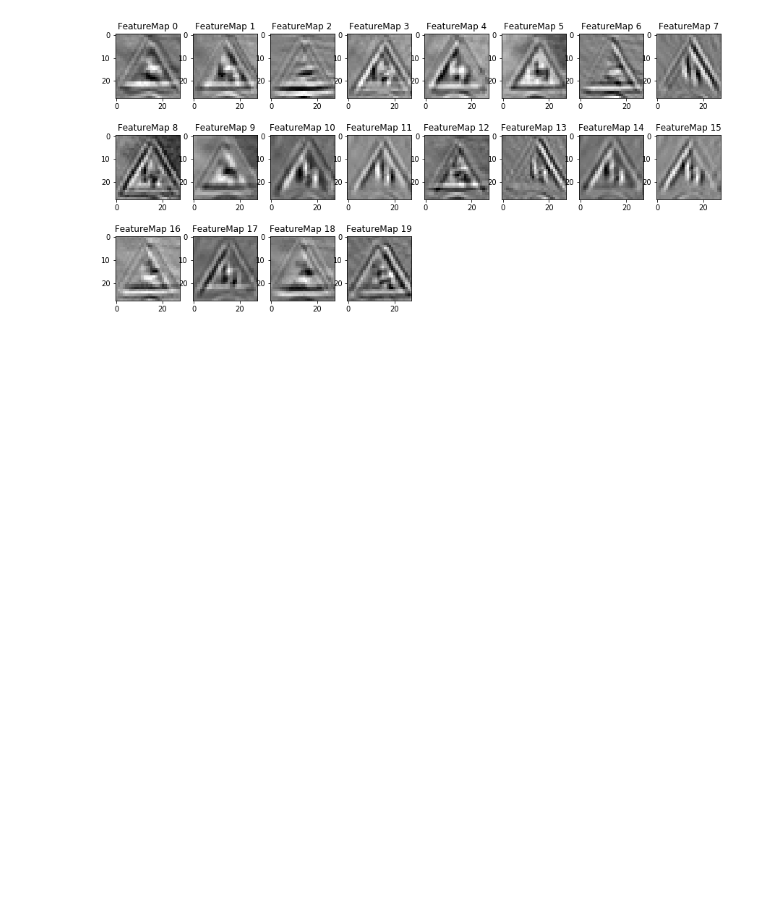
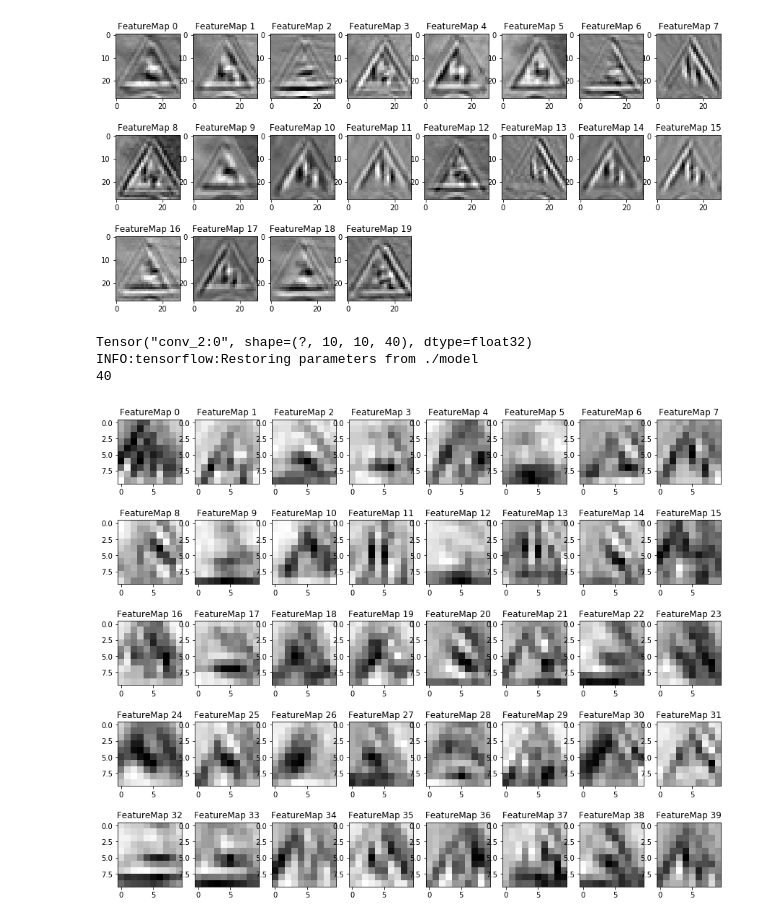
Before and after one commit to bifrost/CarND-Traffic-Sign-Classifier-Project, a Jupyter notebook: Traffic_Sign_Classifier.ipynb, the cells around one changed output. Saved outputs shown, nothing was run; the diff lists cells and outputs as text; code cells hidden in the pictures; blank space fills up the shorter version.

```diff
--- a/Traffic_Sign_Classifier.ipynb
+++ b/Traffic_Sign_Classifier.ipynb
@@ -556,17 +556,17 @@ Looking just at the first row we get `[ 0.34763842,  0.24879643,  0.12789202]`,
 ### Feel free to use as many code cells as needed.
 # %%
 predict_props = tf.nn.softmax(logits)
-top_3 = tf.nn.top_k(predict_props, k=3)
+top_5 = tf.nn.top_k(predict_props, k=5)
 
 with tf.Session() as sess:
     saver.restore(sess, tf.train.latest_checkpoint('.'))
-    predictions = sess.run(top_3, feed_dict={x: grays, keep_prob: 1.0, is_training: False})
+    predictions = sess.run(top_5, feed_dict={x: grays, keep_prob: 1.0, is_training: False})
 
 for i in range(len(images)):
     for j in range(predictions[1].shape[1]):
         index = predictions[1][i][j]
         accuracy = predictions[0][i][j]
-        title = '({}) {} {:.2f}%'.format(index, df['SignName'][index], accuracy)
+        title = '({}) {} {:.2f}%'.format(index, df['SignName'][index], accuracy*100)
         print(title)
 
     plt.imshow(np.squeeze(images[i]))
@@ -664,3 +676,14 @@ Tensor("conv_1:0", shape=(?, 28, 28, 20), dtype=float32)
 INFO:tensorflow:Restoring parameters from ./model
 20
 [figure]
+# %%
+tf_activation = tf.get_default_graph().get_tensor_by_name("conv_2:0")
+print(tf_activation)
+with tf.Session() as sess:
+    saver.restore(sess, tf.train.latest_checkpoint('.'))
+    outputFeatureMap([grays[0]], tf_activation)
+# %% [output]
+Tensor("conv_2:0", shape=(?, 10, 10, 40), dtype=float32)
+INFO:tensorflow:Restoring parameters from ./model
+40
+[figure, added]
```
Also changed, not shown: parts of 1 cell of this notebook, 6 other files.
